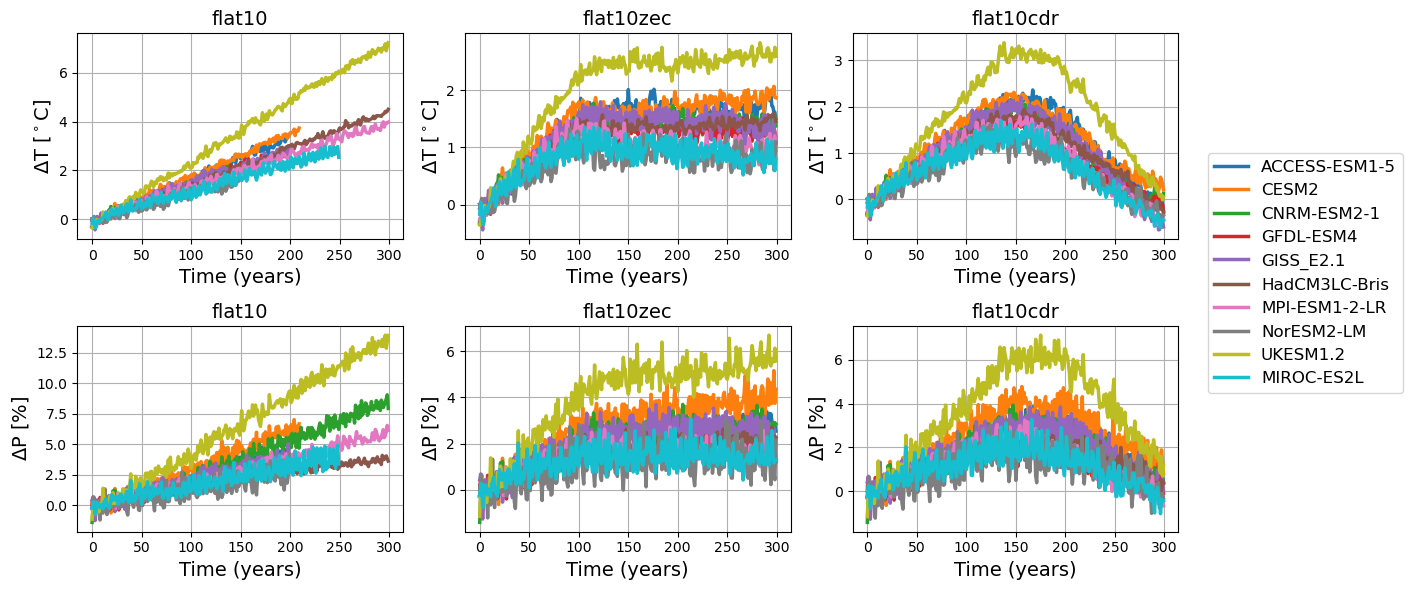
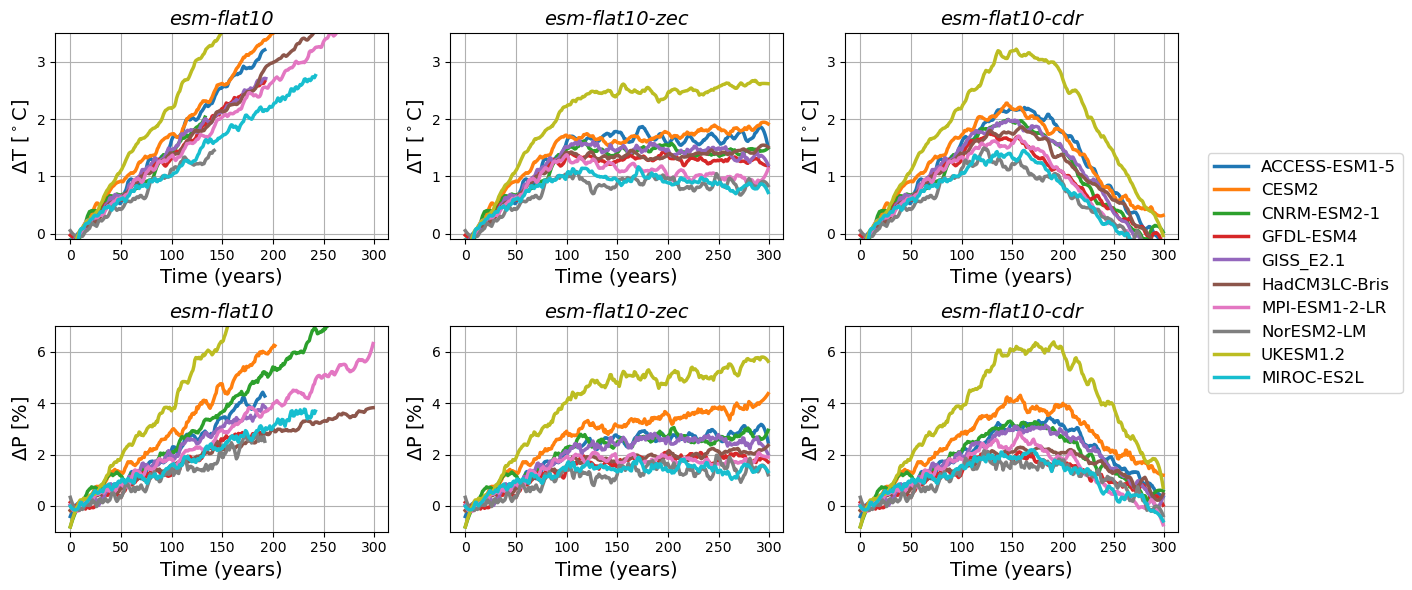
The change to this notebook cell's code, shown as a diff; its figure went from the first image to the second:
--- before
+++ after
@@ -12,21 +12,22 @@
 
 lw = 2.5
+
 for i, model in enumerate(models_list):
-    t_anom.isel(exp=0).isel(model=i).plot(x='time', c=color_list_models[i], label=model, ax=axs_flat[0], lw=lw)
-    t_anom.isel(exp=1).isel(model=i).plot(x='time', c=color_list_models[i], ax=axs_flat[1], lw=lw)
-    t_anom.isel(exp=2).isel(model=i).plot(x='time', c=color_list_models[i], ax=axs_flat[2], lw=lw)
+    savgol_filter(t_anom.isel(exp=0).isel(model=i), filter_window).plot(x='time', c=color_list_models[i], label=model, ax=axs_flat[0], lw=lw)
+    savgol_filter(t_anom.isel(exp=1).isel(model=i), filter_window).plot(x='time', c=color_list_models[i], ax=axs_flat[1], lw=lw)
+    savgol_filter(t_anom.isel(exp=2).isel(model=i), filter_window).plot(x='time', c=color_list_models[i], ax=axs_flat[2], lw=lw)
     #
-    p_percentchange.isel(exp=0).isel(model=i).plot(x='time', c=color_list_models[i], ax=axs_flat[3], lw=lw)
-    p_percentchange.isel(exp=1).isel(model=i).plot(x='time', c=color_list_models[i], ax=axs_flat[4], lw=lw)
-    p_percentchange.isel(exp=2).isel(model=i).plot(x='time', c=color_list_models[i], ax=axs_flat[5], lw=lw)
+    savgol_filter(p_percentchange.isel(exp=0).isel(model=i), filter_window).plot(x='time', c=color_list_models[i], ax=axs_flat[3], lw=lw)
+    savgol_filter(p_percentchange.isel(exp=1).isel(model=i), filter_window).plot(x='time', c=color_list_models[i], ax=axs_flat[4], lw=lw)
+    savgol_filter(p_percentchange.isel(exp=2).isel(model=i), filter_window).plot(x='time', c=color_list_models[i], ax=axs_flat[5], lw=lw)
     
 #axs_flat[0].legend(loc='upper left', fontsize=8)
 
-axs_flat[0].set_title('flat10', size=14)
-axs_flat[1].set_title('flat10zec', size=14)
-axs_flat[2].set_title('flat10cdr', size=14)
-axs_flat[3].set_title('flat10', size=14)
-axs_flat[4].set_title('flat10zec', size=14)
-axs_flat[5].set_title('flat10cdr', size=14)
+axs_flat[0].set_title('esm-flat10', size=14, style='italic')
+axs_flat[1].set_title('esm-flat10-zec', size=14, style='italic')
+axs_flat[2].set_title('esm-flat10-cdr', size=14, style='italic')
+axs_flat[3].set_title('esm-flat10', size=14, style='italic')
+axs_flat[4].set_title('esm-flat10-zec', size=14, style='italic')
+axs_flat[5].set_title('esm-flat10-cdr', size=14, style='italic')
 
 axs_flat[0].set_ylabel('$\Delta$T [$^\circ$C]', size=14)
@@ -39,8 +40,16 @@
     axs_flat[i].grid()
     axs_flat[i].set_xlabel('Time (years)', size=14)
-    
+
+for i in range(3):
+    axs_flat[i].set_ylim(-0.1,3.5)
+
+for i in range(3,6):
+    axs_flat[i].set_ylim(-1,7)
+
 handles, labels = axs_flat[0].get_legend_handles_labels()
 fig.legend(handles, labels, loc='upper right', bbox_to_anchor=(1.18, 0.75), fontsize=12, markerscale=13)
 
 plt.tight_layout()
-plt.show()
+#plt.show()
+
+plt.savefig('fig_temp_precip_timeseries', dpi=300, bbox_inches='tight')

Commit: updates